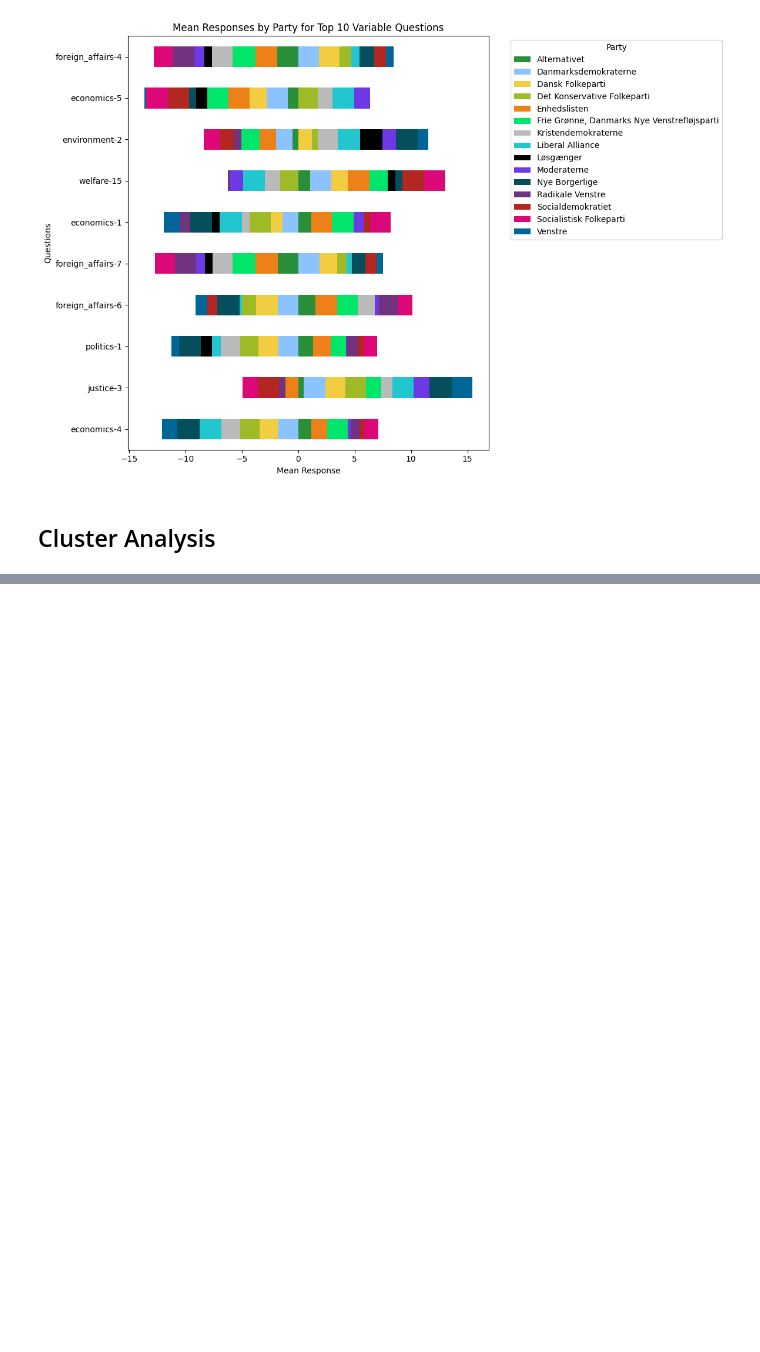
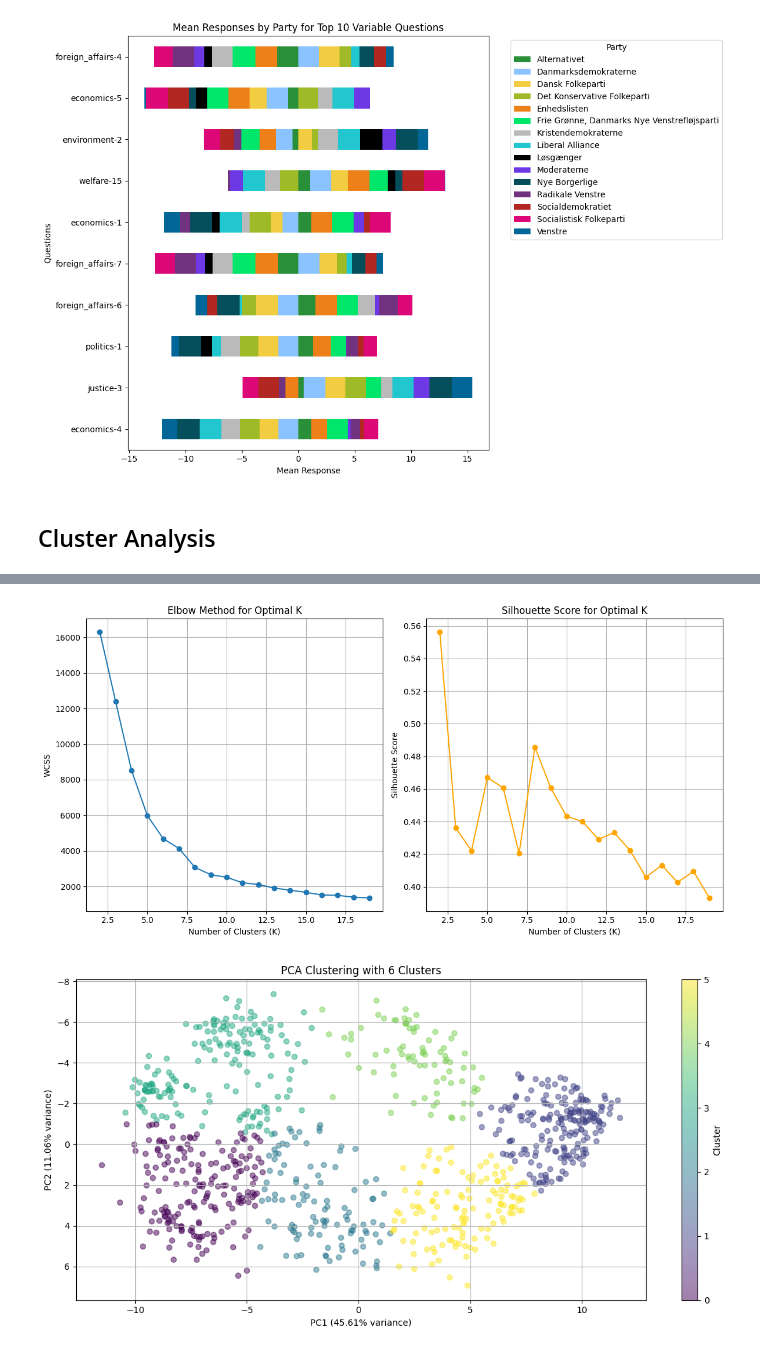
Before and after one commit to EarthOddity/mal-assignments, a Jupyter notebook: Assignment 5/Assignment 5/5. Candidate Test 2022 II.ipynb, the cells around one changed output, grey strips where cells are left out. Saved outputs shown, nothing was run; the diff lists cells and outputs as text; code cells hidden in the pictures; blank space fills up the shorter version.

```diff
--- a/Assignment 5/Assignment 5/5. Candidate Test 2022 II.ipynb
+++ b/Assignment 5/Assignment 5/5. Candidate Test 2022 II.ipynb
@@ -678,0 +708,66 @@ KeyError: 'segments'
+# %%
+# KMeans clustering
+# Elbow Method to find optimal number of clusters
+wcss = []
+silhouette_scores = []
+k_range = range(2, 20)
+
+for k in k_range:
+    # Fit the KMeans model
+    kmeans = KMeans(n_clusters=k, random_state=42)
+    kmeans.fit(q_and_a_pca)
+
+    # Compute the within-cluster sum of squares (WCSS) for Elbow Method
+    wcss.append(kmeans.inertia_)
+
+    # Compute the silhouette score for the silhouette method
+    silhouette_avg = silhouette_score(q_and_a_pca, kmeans.labels_)
+    silhouette_scores.append(silhouette_avg)
+
+# Plot the Elbow Method
+plt.figure(figsize=(12, 6))
+plt.subplot(1, 2, 1)
+plt.plot(k_range, wcss, marker='o')
+plt.title('Elbow Method for Optimal K')
+plt.xlabel('Number of Clusters (K)')
+plt.ylabel('WCSS')
+plt.grid(True)
+
+# Plot the Silhouette Score for each K
+plt.subplot(1, 2, 2)
+plt.plot(k_range, silhouette_scores, marker='o', color='orange')
+plt.title('Silhouette Score for Optimal K')
+plt.xlabel('Number of Clusters (K)')
+plt.ylabel('Silhouette Score')
+plt.grid(True)
+
+plt.tight_layout()
+plt.show()
+
+# Optimal number of clusters is chosen in terms of the silhouette score as well as the elbow method.
+optimal_k = 6
+
+# Fit KMeans with the selected optimal k
+kmeans_final = KMeans(n_clusters=optimal_k, random_state=42)
+q_and_a_pca_df['Cluster'] = kmeans_final.fit_predict(q_and_a_pca)
+
+# Plot the final clustering result
+plt.figure(figsize=(12, 6))
+scatter = plt.scatter(
+    q_and_a_pca[:, 0], q_and_a_pca[:, 1],
+    c=q_and_a_pca_df['Cluster'], cmap='viridis', alpha=0.5
+)
+plt.colorbar(scatter, label='Cluster')
+plt.xlabel(f'PC1 ({explained_variance_ratio[0]*100:.2f}% variance)')
+plt.ylabel(f'PC2 ({explained_variance_ratio[1]*100:.2f}% variance)')
+plt.title(f'PCA Clustering with {optimal_k} Clusters')
+plt.grid(True)
+
+# Invert the PC2 axis
+plt.gca().invert_yaxis()
+
+plt.tight_layout()
+plt.show()
+# %% [output]
+[figure, added]
+[figure, added]
```
Also changed, not shown: parts of 5 cells of this notebook.
